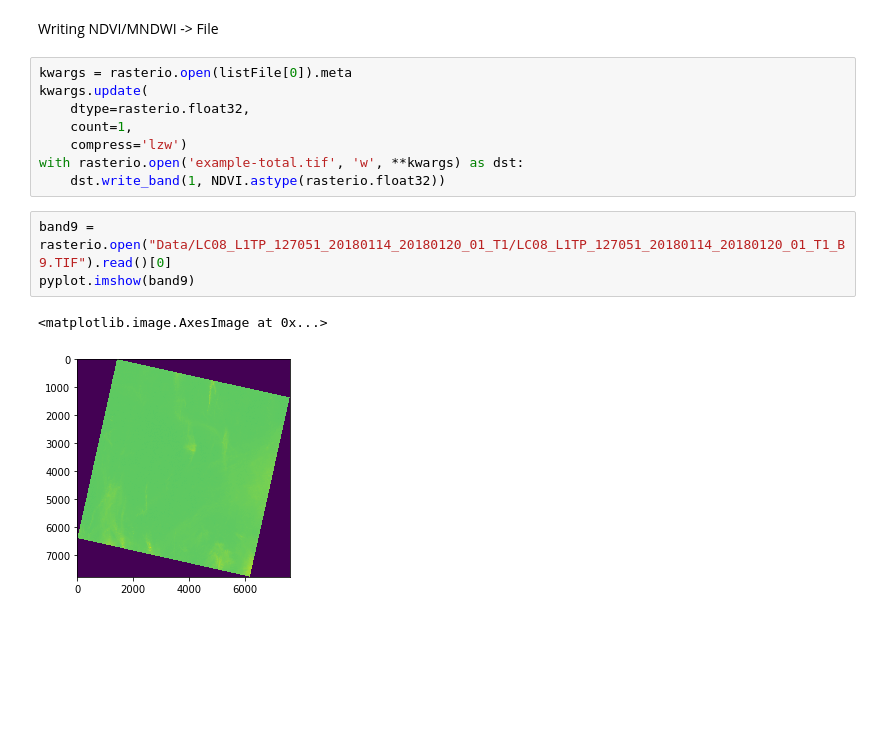
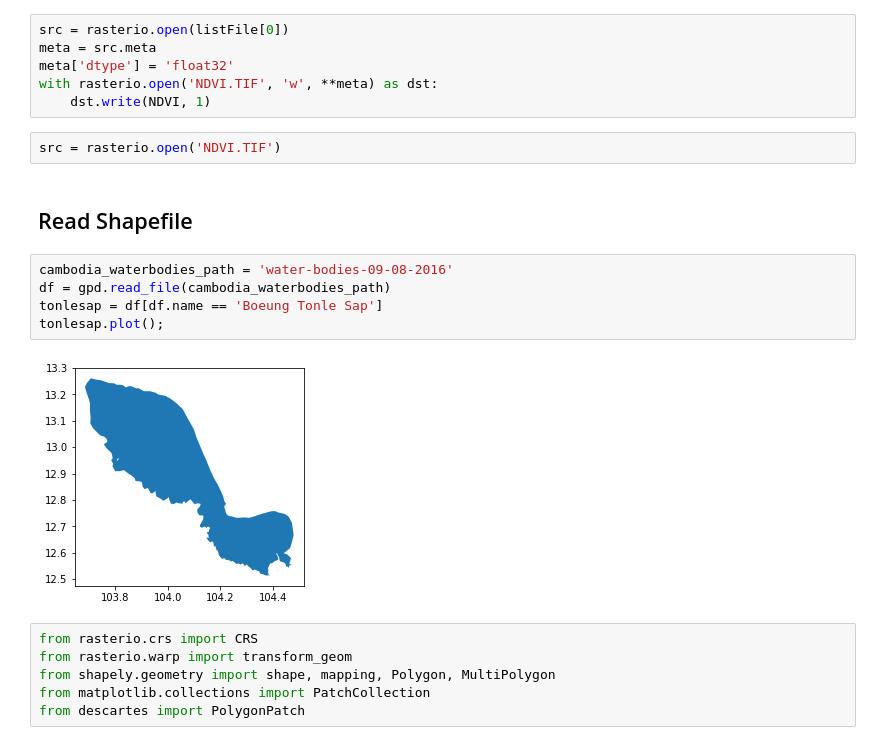
Before and after one commit to Hydroviet/Landsat-Imagery, a Jupyter notebook: CombineDataByMonth.ipynb, the cells around one changed output. Saved outputs shown, nothing was run; the diff lists cells and outputs as text; blank space fills up the shorter version.

```diff
--- a/CombineDataByMonth.ipynb
+++ b/CombineDataByMonth.ipynb
@@ -152,16 +79,23 @@ pyplot.imshow(NDWI)
-# %% [markdown]
-Writing NDVI/MNDWI -> File
 # %%
-kwargs = rasterio.open(listFile[0]).meta
-kwargs.update(
-    dtype=rasterio.float32,
-    count=1,
-    compress='lzw')
-with rasterio.open('example-total.tif', 'w', **kwargs) as dst:
-    dst.write_band(1, NDVI.astype(rasterio.float32))
+src = rasterio.open(listFile[0])
+meta = src.meta
+meta['dtype'] = 'float32'
+with rasterio.open('NDVI.TIF', 'w', **meta) as dst:
+    dst.write(NDVI, 1)
-# %%
-band9 = rasterio.open("Data/LC08_L1TP_127051_20180114_20180120_01_T1/LC08_L1TP_127051_20180114_20180120_01_T1_B9.TIF").read()[0]
-pyplot.imshow(band9)
-# %% [output]
-<matplotlib.image.AxesImage at 0x...>
-[figure, removed]
+# %%
+src = rasterio.open('NDVI.TIF')
+# %% [markdown]
+## Read Shapefile
+# %%
+cambodia_waterbodies_path = 'water-bodies-09-08-2016'
+df = gpd.read_file(cambodia_waterbodies_path)
+tonlesap = df[df.name == 'Boeung Tonle Sap']
+tonlesap.plot();
+# %% [output]
+[figure, added]
+# %%
+from rasterio.crs import CRS
+from rasterio.warp import transform_geom
+from shapely.geometry import shape, mapping, Polygon, MultiPolygon
+from matplotlib.collections import PatchCollection
+from descartes import PolygonPatch
```
Also changed, not shown: parts of 28 cells of this notebook.
